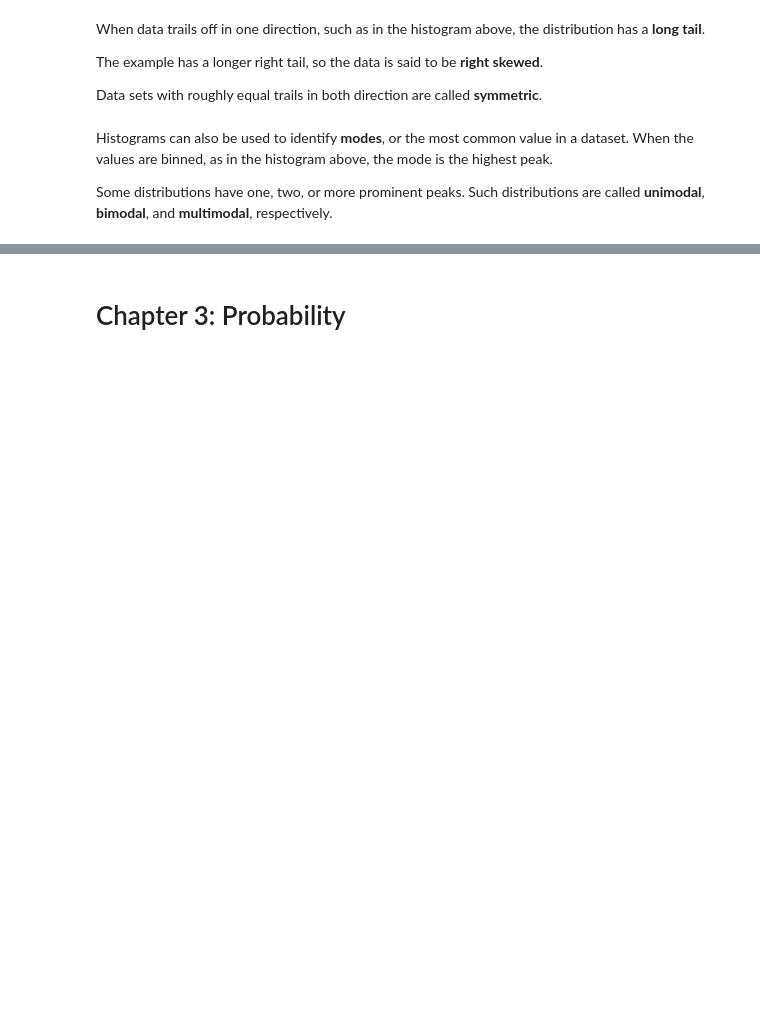
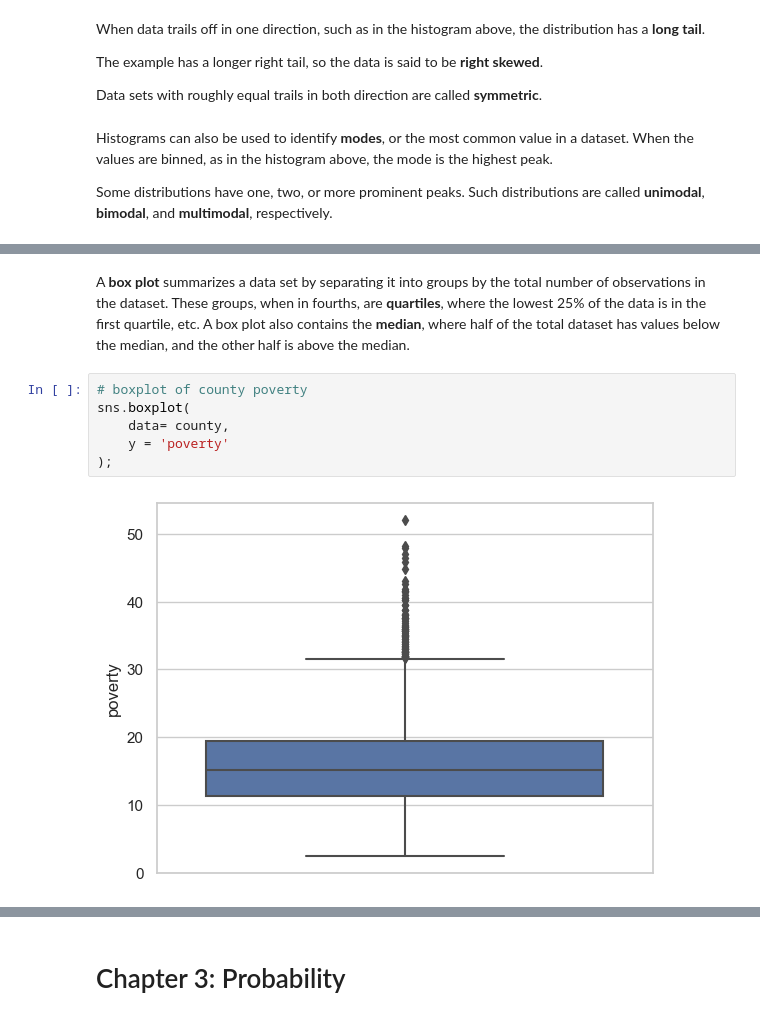
Before and after one commit to zdravoj/data-science-foundations, a Jupyter notebook: OpenIntro_Statistics/chs_1to4.ipynb, the cells around one changed output, grey strips where cells are left out. Saved outputs shown, nothing was run; the diff lists cells and outputs as text; blank space fills up the shorter version.

```diff
--- a/OpenIntro_Statistics/chs_1to4.ipynb
+++ b/OpenIntro_Statistics/chs_1to4.ipynb
@@ -654,0 +680,10 @@ Some distributions have one, two, or more prominent peaks. Such distributions ar
+# %% [markdown]
+A **box plot** summarizes a data set by separating it into groups by the total number of observations in the dataset. These groups, when in fourths, are **quartiles**, where the lowest 25% of the data is in the first quartile, etc. A box plot also contains the **median**, where half of the total dataset has values below the median, and the other half is above the median.
+# %%
+# boxplot of county poverty
+sns.boxplot(
+    data= county,
+    y = 'poverty'
+);
+# %% [output]
+[figure, added]
```
Also changed, not shown: parts of 17 cells of this notebook.
